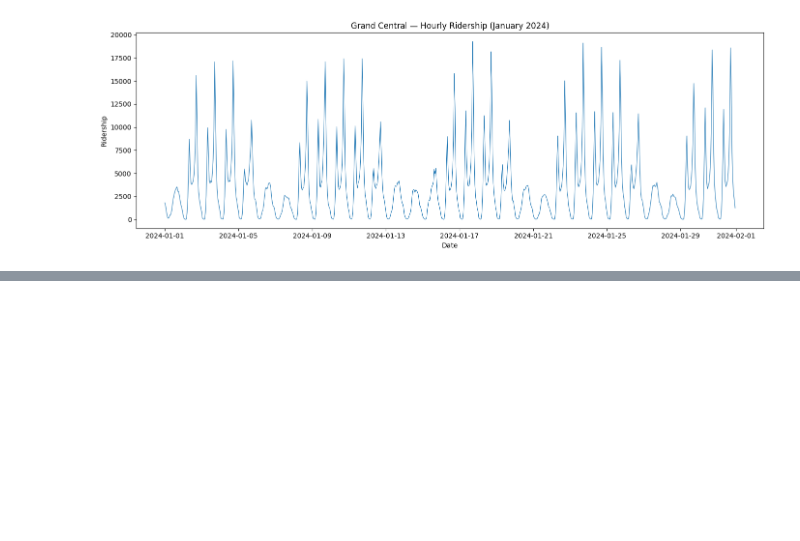
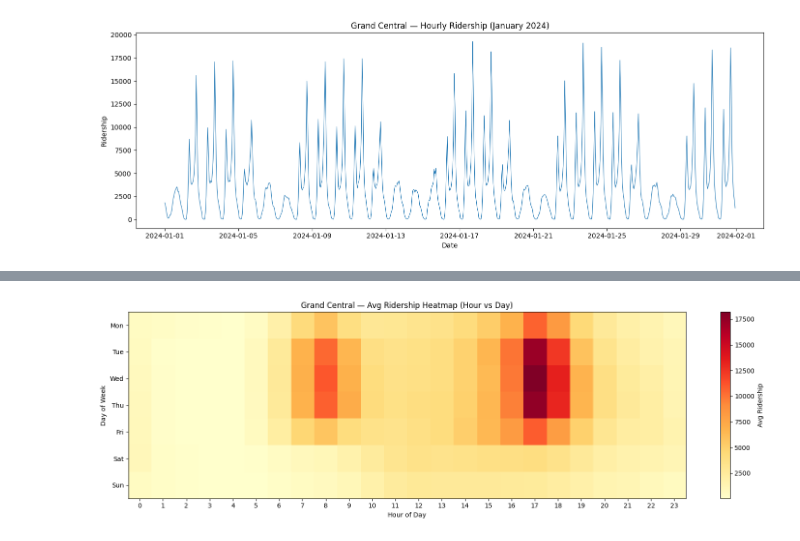
Before and after one commit to zhou-ray/mta-congestion, a Jupyter notebook: notebooks/exploration.ipynb, the cells around one changed output, grey strips where cells are left out. Cells and saved outputs as stored; diff of their text form; code cells hidden in the pictures; blank space fills up the shorter version.

```diff
--- a/notebooks/exploration.ipynb
+++ b/notebooks/exploration.ipynb
@@ -120,0 +189,16 @@ plt.show()
+# %%
+pivot = df.groupby(['day_of_week', 'hour'])['ridership'].mean().unstack()
+pivot.index = day_names
+
+plt.figure(figsize=(16, 5))
+plt.imshow(pivot, aspect='auto', cmap='YlOrRd')
+plt.colorbar(label='Avg Ridership')
+plt.title('Grand Central — Avg Ridership Heatmap (Hour vs Day)')
+plt.xlabel('Hour of Day')
+plt.ylabel('Day of Week')
+plt.xticks(range(24))
+plt.yticks(range(7), day_names)
+plt.tight_layout()
+plt.show()
+# %% [output]
+[figure, added]
```
Also changed, not shown: parts of 11 cells of this notebook, 4 other files.
